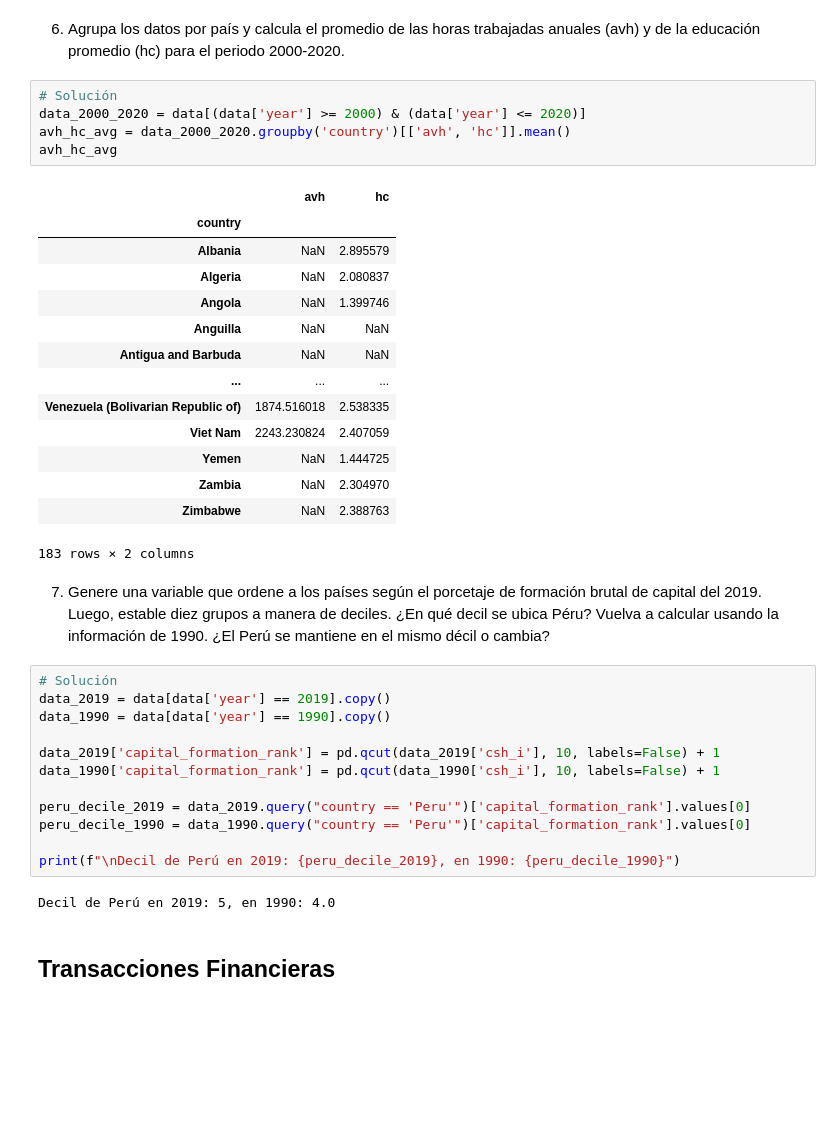
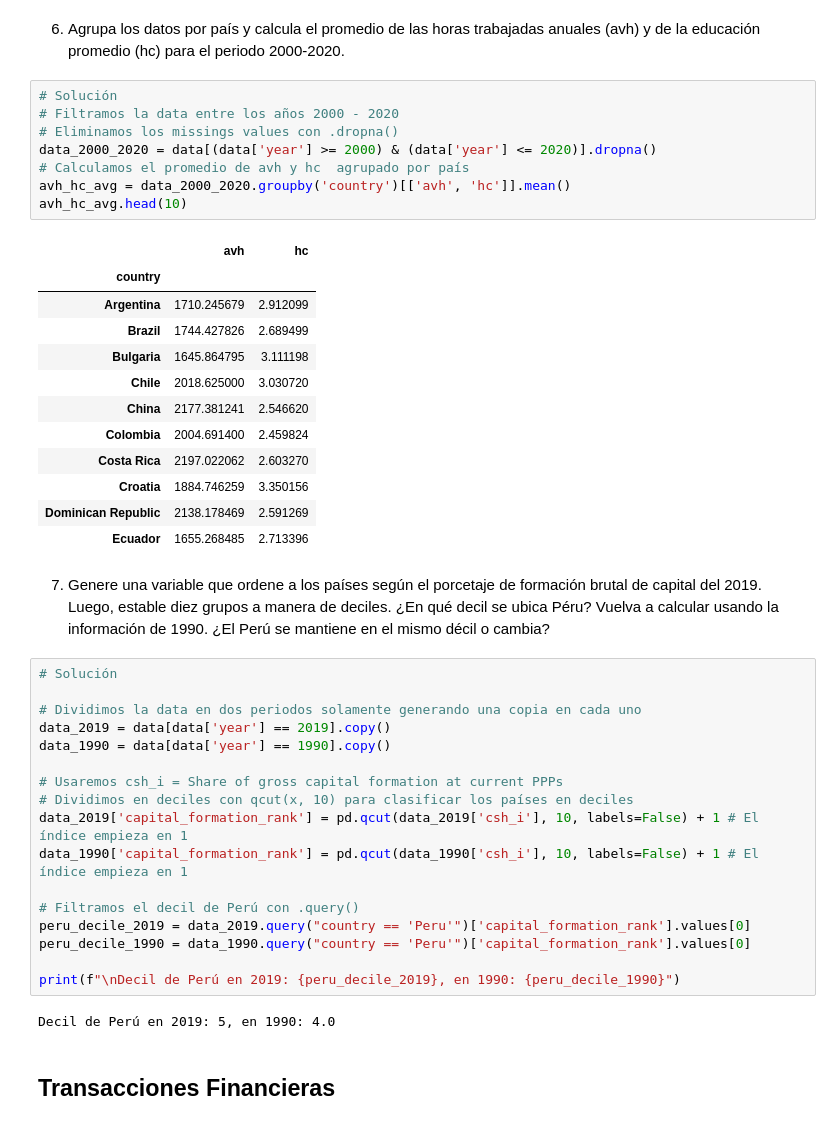
Before and after one commit to MandarineLab/tarea-4-3-torres-chipana-mamani, a Jupyter notebook: tarea_4_plantilla.ipynb, the cells around one changed output. Saved outputs shown, nothing was run; the diff lists cells and outputs as text; blank space fills up the shorter version.

```diff
--- a/tarea_4_plantilla.ipynb
+++ b/tarea_4_plantilla.ipynb
@@ -228,34 +272,40 @@ Name: ctfp, dtype: int64
 6.  Agrupa los datos por país y calcula el promedio de las horas trabajadas anuales (avh) y de la educación promedio (hc) para el periodo 2000-2020.
 # %%
 # Solución
-data_2000_2020 = data[(data['year'] >= 2000) & (data['year'] <= 2020)]
+# Filtramos la data entre los años 2000 - 2020
+# Eliminamos los missings values con .dropna()
+data_2000_2020 = data[(data['year'] >= 2000) & (data['year'] <= 2020)].dropna()
+# Calculamos el promedio de avh y hc  agrupado por país
 avh_hc_avg = data_2000_2020.groupby('country')[['avh', 'hc']].mean()
-avh_hc_avg
+avh_hc_avg.head(10)
 # %% [output]
 |  | avh | hc |
 | country |  |  |
-| Albania | NaN | 2.895579 |
-| Algeria | NaN | 2.080837 |
-| Angola | NaN | 1.399746 |
-| Anguilla | NaN | NaN |
-| Antigua and Barbuda | NaN | NaN |
-| ... | ... | ... |
-| Venezuela (Bolivarian Republic of) | 1874.516018 | 2.538335 |
-| Viet Nam | 2243.230824 | 2.407059 |
-| Yemen | NaN | 1.444725 |
-| Zambia | NaN | 2.304970 |
-| Zimbabwe | NaN | 2.388763 |
+| Argentina | 1710.245679 | 2.912099 |
+| Brazil | 1744.427826 | 2.689499 |
+| Bulgaria | 1645.864795 | 3.111198 |
+| Chile | 2018.625000 | 3.030720 |
+| China | 2177.381241 | 2.546620 |
+| Colombia | 2004.691400 | 2.459824 |
+| Costa Rica | 2197.022062 | 2.603270 |
+| Croatia | 1884.746259 | 3.350156 |
+| Dominican Republic | 2138.178469 | 2.591269 |
+| Ecuador | 1655.268485 | 2.713396 |
-183 rows × 2 columns
 # %% [markdown]
 7.  Genere una variable que ordene a los países según el porcetaje de formación brutal de capital del 2019. Luego, estable diez grupos a manera de deciles. ¿En qué decil se ubica Péru? Vuelva a calcular usando la información de 1990. ¿El Perú se mantiene en el mismo décil o cambia?
 # %%
 # Solución
+
+# Dividimos la data en dos periodos solamente generando una copia en cada uno
 data_2019 = data[data['year'] == 2019].copy()
 data_1990 = data[data['year'] == 1990].copy()
 
-data_2019['capital_formation_rank'] = pd.qcut(data_2019['csh_i'], 10, labels=False) + 1
-data_1990['capital_formation_rank'] = pd.qcut(data_1990['csh_i'], 10, labels=False) + 1
+# Usaremos csh_i = Share of gross capital formation at current PPPs
+# Dividimos en deciles con qcut(x, 10) para clasificar los países en deciles
+data_2019['capital_formation_rank'] = pd.qcut(data_2019['csh_i'], 10, labels=False) + 1 # El índice empieza en 1
+data_1990['capital_formation_rank'] = pd.qcut(data_1990['csh_i'], 10, labels=False) + 1 # El índice empieza en 1
 
+# Filtramos el decil de Perú con .query()
 peru_decile_2019 = data_2019.query("country == 'Peru'")['capital_formation_rank'].values[0]
 peru_decile_1990 = data_1990.query("country == 'Peru'")['capital_formation_rank'].values[0]
 
```
Also changed, not shown: parts of 11 cells of this notebook.
